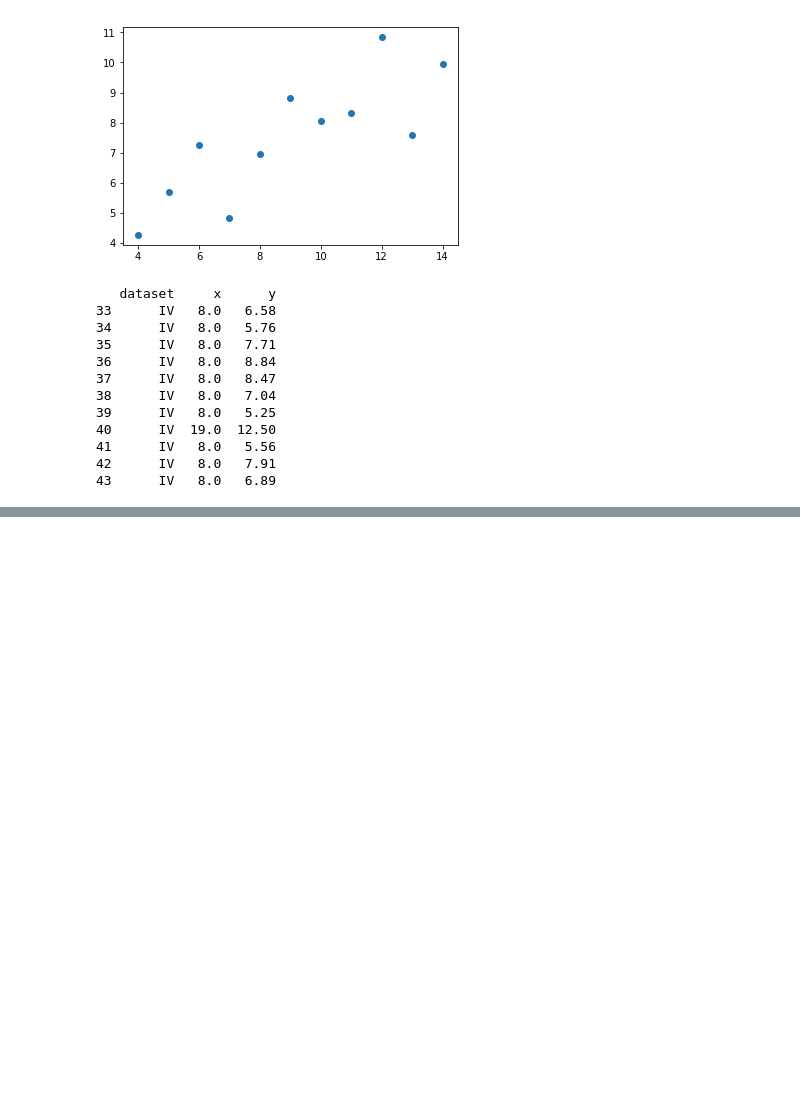
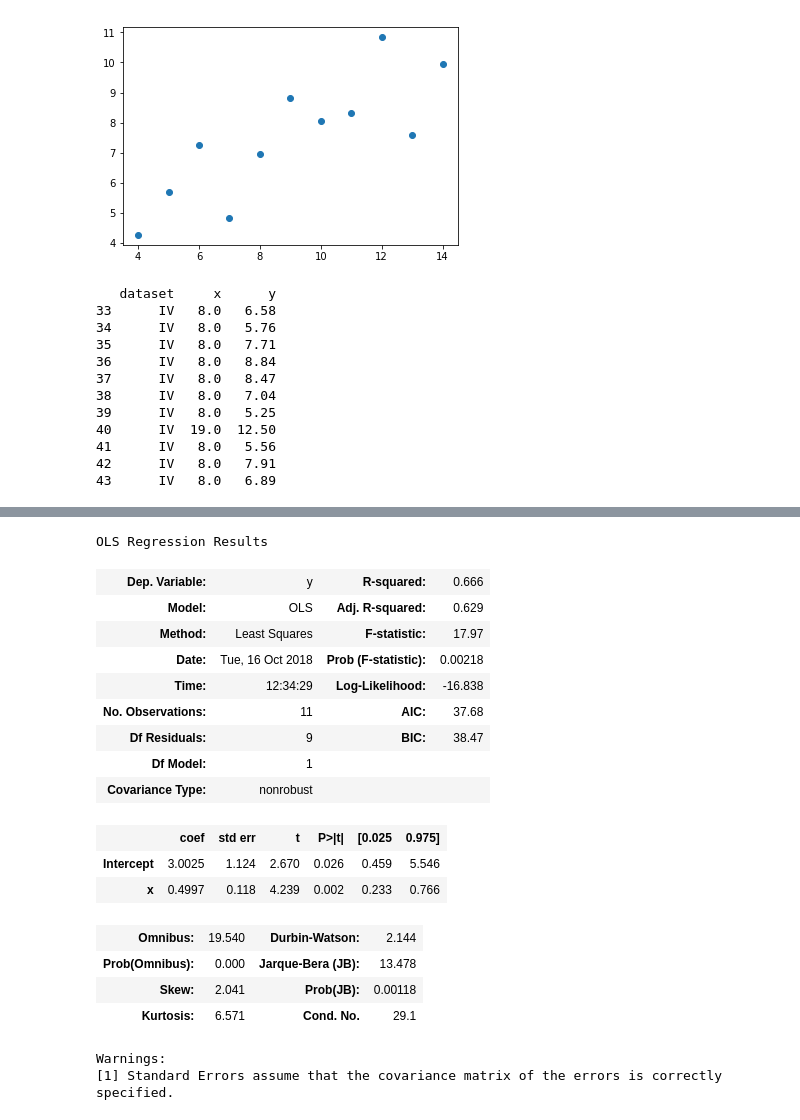
Before and after one commit to MarcoMen-Temp/Fundamentals-Practice, a Jupyter notebook: Anscombe Quartet Analysis.ipynb, the cells around one changed output, grey strips where cells are left out. Drawn from its saved outputs; the diff is of its cells as text; code cells hidden in the pictures; blank space fills up the shorter version.

```diff
--- a/Anscombe Quartet Analysis.ipynb
+++ b/Anscombe Quartet Analysis.ipynb
@@ -70,0 +210,22 @@ print(ds_4)
+# %%
+result3.summary()
+# %% [output]
+OLS Regression Results
+| Dep. Variable: | y | R-squared: | 0.666 |
+| Model: | OLS | Adj. R-squared: | 0.629 |
+| Method: | Least Squares | F-statistic: | 17.97 |
+| Date: | Tue, 16 Oct 2018 | Prob (F-statistic): | 0.00218 |
+| Time: | 12:34:29 | Log-Likelihood: | -16.838 |
+| No. Observations: | 11 | AIC: | 37.68 |
+| Df Residuals: | 9 | BIC: | 38.47 |
+| Df Model: | 1 |  |  |
+| Covariance Type: | nonrobust |  |  |
+|  | coef | std err | t | P>|t| | [0.025 | 0.975] |
+| Intercept | 3.0025 | 1.124 | 2.670 | 0.026 | 0.459 | 5.546 |
+| x | 0.4997 | 0.118 | 4.239 | 0.002 | 0.233 | 0.766 |
+| Omnibus: | 19.540 | Durbin-Watson: | 2.144 |
+| Prob(Omnibus): | 0.000 | Jarque-Bera (JB): | 13.478 |
+| Skew: | 2.041 | Prob(JB): | 0.00118 |
+| Kurtosis: | 6.571 | Cond. No. | 29.1 |
+Warnings:
+[1] Standard Errors assume that the covariance matrix of the errors is correctly specified.
```
Also changed, not shown: parts of 12 cells of this notebook.
